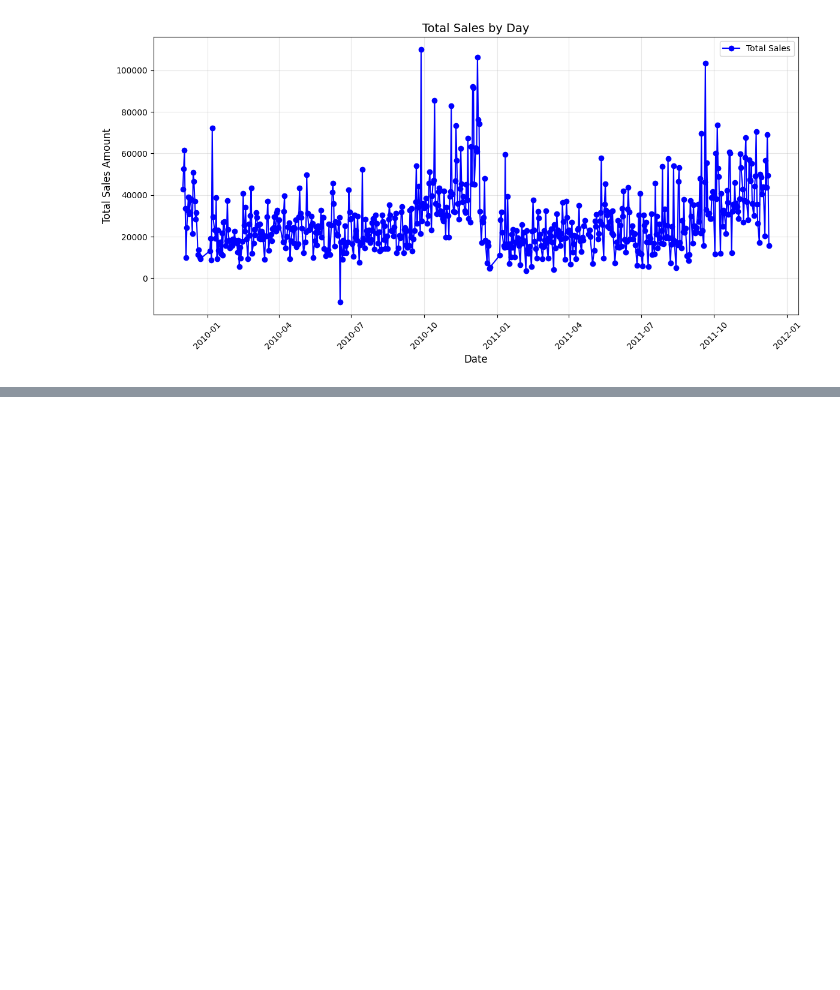
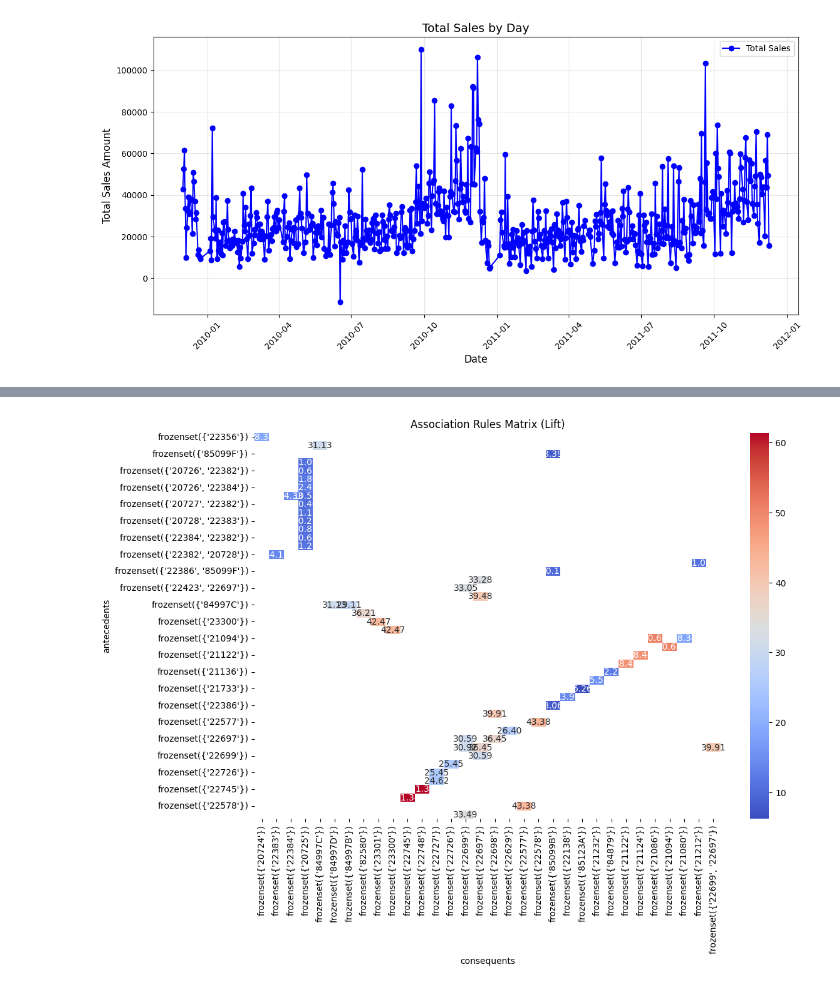
Before and after one commit to eth-alexander/CAP4770-Project, a Jupyter notebook: project.ipynb, the cells around one changed output, grey strips where cells are left out. Saved outputs shown, nothing was run; the diff lists cells and outputs as text; code cells hidden in the pictures; blank space fills up the shorter version.

```diff
--- a/project.ipynb
+++ b/project.ipynb
@@ -290,0 +360,9 @@ plt.show()
+# %%
+# plotting association rules as matrix plot
+rules_matrix = strong_rules.pivot_table(index='antecedents', columns='consequents', values='lift', aggfunc='mean')
+plt.figure(figsize=(12, 8))
+sns.heatmap(rules_matrix, annot=True, cmap="coolwarm", fmt=".2f")
+plt.title('Association Rules Matrix (Lift)')
+plt.show()
+# %% [output]
+[figure, added]
```
Also changed, not shown: parts of 6 cells of this notebook.
